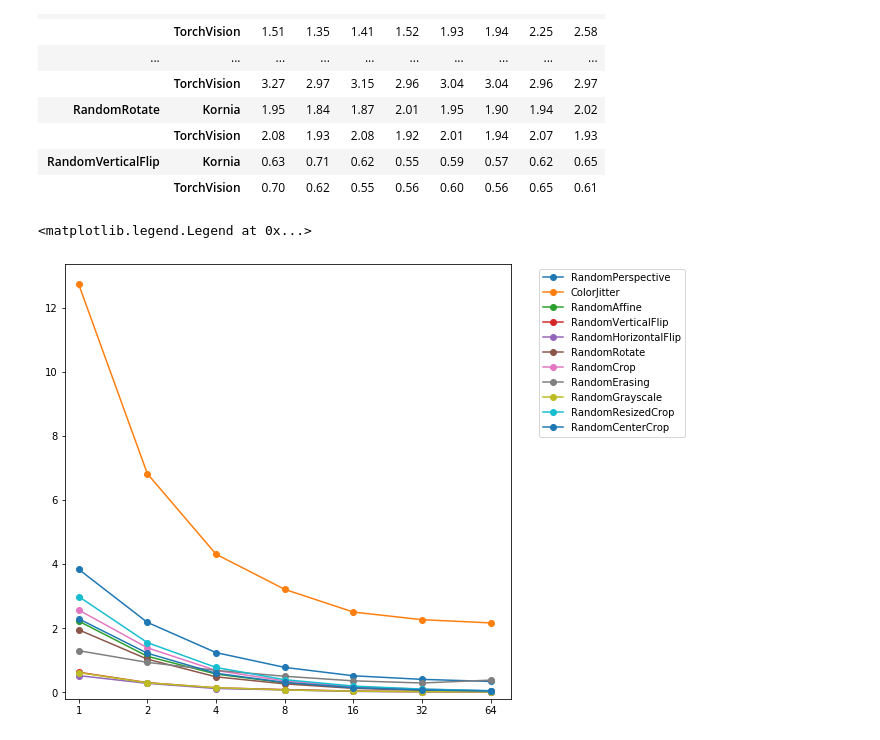
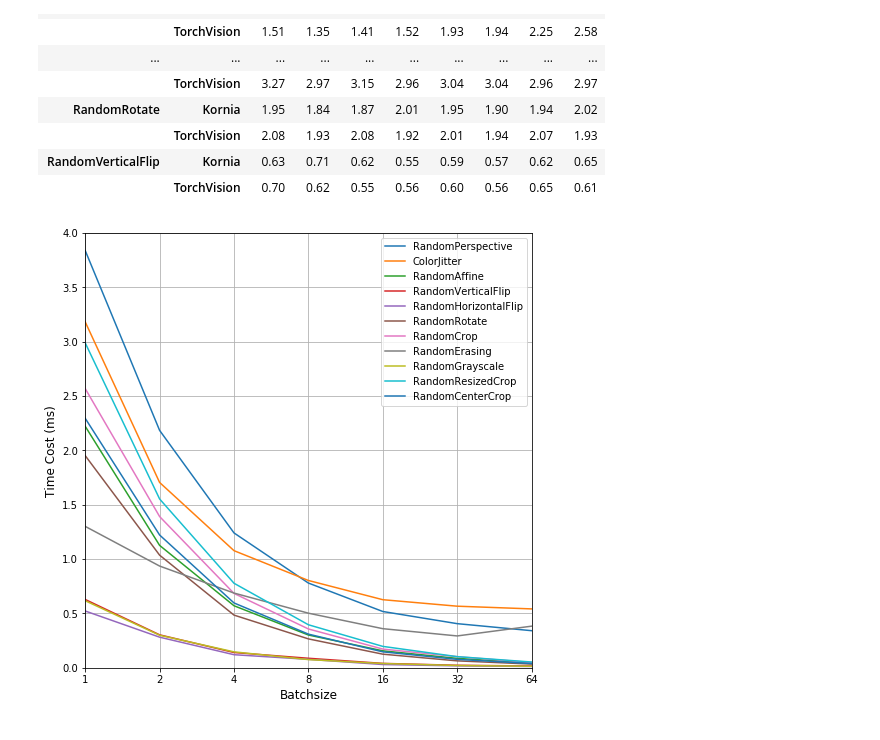
Before and after one commit to kornia/kornia-benchmark, a Jupyter notebook: op_benchmark/graph_maker.ipynb, the cells around one changed output. Drawn from its saved outputs; the diff is of its cells as text; code cells hidden in the pictures.

Commit message:
Updated figure config

```diff
--- a/op_benchmark/graph_maker.ipynb
+++ b/op_benchmark/graph_maker.ipynb
@@ -74,13 +74,19 @@ merged = pd.concat([kor1, kor2, kor4, kor8, kor16, kor32, kor64]).reset_index().
 # %%
 eff_index = 0
 plt.figure(figsize=(8, 8))
 for op in list(kor1.index):
     selected = merged.iloc[merged.index.get_level_values('op_name') == op].reset_index()[['batch_size', f'efficientnet-b{eff_index}']]
-    plt.plot(["1", "2", "4", "8", "16", "32", "64"], selected[f'efficientnet-b{eff_index}'].values, label = op, marker="o")
+    v = selected[f'efficientnet-b{eff_index}'].values
+    if op == 'ColorJitter':
+        v /= 4
+    plt.plot(["1", "2", "4", "8", "16", "32", "64"], v, label = op)
 
-plt.ylim(ymin=-0.2)
-plt.xlim(xmin=-0.2)
-plt.legend(bbox_to_anchor=(1.4, 1))
+plt.ylim(ymin=0, ymax=4)
+plt.xlim(xmin=0, xmax=6)
+plt.xlabel('Batchsize', fontsize=12)
+plt.ylabel('Time Cost (ms)', fontsize=12)
+plt.legend(bbox_to_anchor=(1, 1))
+plt.grid()
+plt.savefig("./op_benchmarking.png")
 # %% [output]
-<matplotlib.legend.Legend at 0x...>
-[figure, old version]
+[figure, new version]
```
Also changed, not shown: 1 other file.
